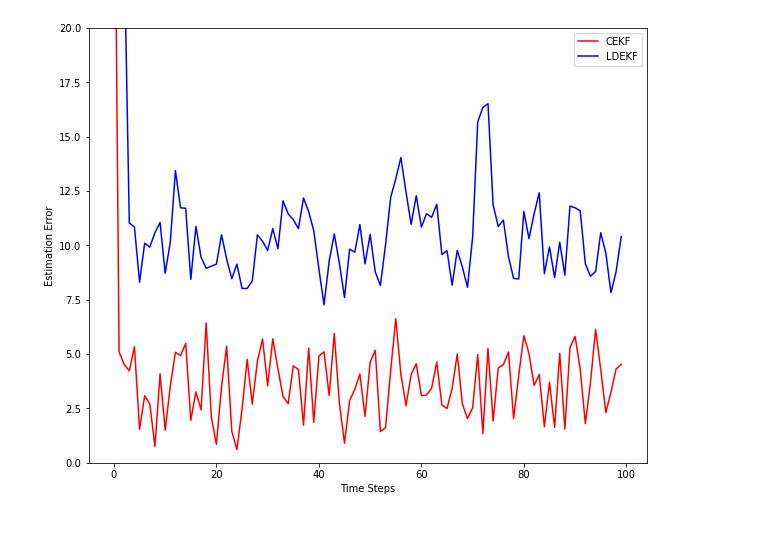
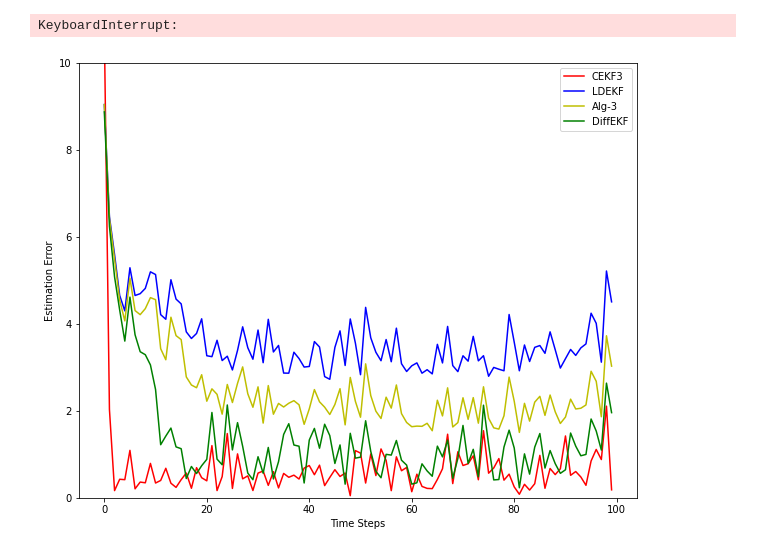
Before and after one commit to AvivG123/distributedKNET, a Jupyter notebook: notebooks/non_linear_simulation.ipynb, the cells around one changed output. Drawn from its saved outputs; the diff is of its cells as text; code cells hidden in the pictures.

```diff
--- a/notebooks/non_linear_simulation.ipynb
+++ b/notebooks/non_linear_simulation.ipynb
@@ -66,22 +77,22 @@ def generate_measurements(h, data_points, r_array):
     measurements = z + v
     return  measurements
 # %%
-def centralized_extended_kalman_fiter(measurements, f_system, h_system, r_array, q, P0, x0):
+def centralized_extended_kalman_filter(measurements, f_system, h_system, r_array, q, P0, x0):
     x_hat = np.zeros((TIME_STEPS, 2, 1))
     measurements = measurements.transpose(2, 0, 1)
     R_inv = 1 / (r_array**2)
-    P = NODE_NUM * P0
+    P = P0
     x_pred = x0
     for i in range(measurements.shape[0]):
         H_T = h_system.jacobian(x_pred[None,...], 1)[0, ...]
         H = H_T.transpose((0, 2, 1))
-        y_hat = measurements[i, ...,None] - h_system.func(x_pred[None,...], 1) + H @ x_pred
         node_s = H_T @ R_inv[:, None, None] @ H
         y_node = H_T @ R_inv[:, None, None] @ measurements[i, ...,None]
+        y_pred = H_T @ R_inv[:, None, None] @ h_system.func(x_pred[None,...], 1)
         s_all = np.sum(node_s, axis=0) / NODE_NUM
-        y_all = np.sum(y_node, axis=0) / NODE_NUM
+        y_all_delta = np.sum(y_node - y_pred, axis=0) / NODE_NUM
         M = np.linalg.inv(np.linalg.inv(P) + s_all)
-        x_current = x_pred + M @ (y_all - s_all @ x_pred)
+        x_current = x_pred + M @ y_all_delta
         F = f_system.jacobian(x_current[None, ..., 0])[0, ...]
         P = F @ M @ F.T + NODE_NUM * q**2 * np.eye(2)
         x_pred = f_system.func(x_current)
@@ -148,3 +207,0 @@ x_points = generate_data_points(f_sys.func, 1, np.array([1, -1]).T, TIME_STEPS)
-# %%
-r_array = np.linspace(1, NODE_NUM+1)**0.125
-meas = generate_measurements(HSystem().func, x_points, r_array)
@@ -162,0 +208,5 @@ plt.show()
+# %%
+h_sys = HSystem()
+f_sys = FSystem()
+g = nx.connected_watts_strogatz_graph(NODE_NUM, 5, 0.4, seed=42)
+g.add_edges_from([(i, i) for i in range(NODE_NUM)])
@@ -163,28 +217,56 @@ plt.show()
 # %%
+x_hat_kalman_list3 = []
+x_hat_local_kalman_list = []
+x_hat_diffusion_kalman_list = []
+x_hat_alg_3_list = []
+x_points_list = []
 q = 1
-P0 = np.cov(x_points)
-x0 = np.array([[100, -100],]).T
-g = nx.connected_watts_strogatz_graph(NODE_NUM, 5, 0.4, seed=42)
-adj_matrix = nx.adjacency_matrix(g)
-j_matrix = adj_matrix + np.eye(NODE_NUM)
-x_hat_kalman = centralized_extended_kalman_fiter(meas, FSystem(), HSystem(), r_array, q, P0, x0)
-x_hat_local_kalman = local_extended_kalman_fiter(meas, FSystem(), HSystem(), r_array, q, P0, x0, j_matrix)
-x_hat_alg_3 = alg_3_extended_kalman_filter(meas, FSystem(), HSystem(), r_array, q, P0, x0, j_matrix)
+P0 = 1 *np.eye(2)
+x0 = np.array([[1, 1],]).T
+x_points = generate_data_points(f_sys.func, q, np.array([10, 10]).T, TIME_STEPS)
+for i in tqdm(range(1)):
+    r_array = (np.linspace(1, NODE_NUM, NODE_NUM))**0.5
+    x_points_list.append(x_points.T)
+    meas = generate_measurements(h_sys.func, x_points, r_array)
+    adj_matrix = nx.adjacency_matrix(g)
+    x_hat_kalman3 = centralized_extended_kalman_filter(meas, f_sys, h_sys, r_array, q, P0, x0)
+    x_hat_local_kalman = local_extended_kalman_filter2(meas, f_sys, h_sys, r_array, q, P0, x0, j_matrix)
+    x_hat_diffusion_kalman = diffusion_extended_kalman_filter(meas, f_sys, h_sys, r_array, q, P0, x0, j_matrix)
+    x_hat_alg_3 = alg_3_extended_kalman_filter2(meas, f_sys, h_sys, r_array, q, P0, x0, j_matrix)
+    x_hat_kalman_list3.append(x_hat_kalman3)
+    x_hat_local_kalman_list.append(x_hat_local_kalman)
+    x_hat_alg_3_list.append(x_hat_alg_3)
+    x_hat_diffusion_kalman_list.append(x_hat_diffusion_kalman)
+x_points = np.stack(x_points_list, axis=0)
+x_hat_kalman3 = np.stack(x_hat_kalman_list3, axis=0)
+x_hat_diffusion_kalman = np.stack(x_hat_diffusion_kalman_list, axis=0)
+x_hat_local_kalman = np.stack(x_hat_local_kalman_list, axis=0)
+x_hat_alg_3 = np.stack(x_hat_alg_3_list, axis=0)
+# %% [output]
+KeyboardInterrupt:
 # %%
-err_kalman = np.linalg.norm(x_hat_kalman - x_points.T[..., None], axis=(1,2))
-err_local_kalman = np.linalg.norm(x_hat_local_kalman - x_points.T[:, None,..., None].repeat(NODE_NUM, axis=1), axis=(-1,-2)).mean(axis=1)
-err_alg_3 = np.linalg.norm(x_hat_alg_3 - x_points.T[:, None,..., None].repeat(NODE_NUM, axis=1), axis=(-1,-2)).mean(axis=1)
+
+# err_kalman = np.linalg.norm(x_hat_kalman - x_points.T[..., None], axis=(-1,-2)).mean(axis=0)
+# err_kalman2 = np.linalg.norm(x_hat_kalman2 - x_points.T[..., None], axis=(-1,-2)).mean(axis=0)
+err_kalman3 = np.linalg.norm(x_hat_kalman3 - x_points[..., None], axis=(-1,-2)).mean(axis=0)
+err_local_kalman = np.linalg.norm(x_hat_local_kalman - x_points[:, :, None, ..., None].repeat(NODE_NUM, axis=2), axis=(-1,-2)).mean(axis=(0, 2))
+err_local_kalman2 = np.linalg.norm(x_hat_diffusion_kalman - x_points[:, :, None,..., None].repeat(NODE_NUM, axis=2), axis=(-1,-2)).mean(axis=(0, 2))
+err_alg_3 = np.linalg.norm(x_hat_alg_3 - x_points[:, :, None, ..., None].repeat(NODE_NUM, axis=2), axis=(-1,-2)).mean(axis=(0, 2))
+# err_alg_3 = np.linalg.norm(x_hat_alg_3 - x_points.T[:, None,..., None].repeat(NODE_NUM, axis=1), axis=(-1,-2)).mean(axis=1)
 # %%
 plt.figure(figsize=(10, 8))
-plt.plot(err_kalman, 'r', label='CEKF')
+# plt.plot(err_kalman, 'r', label='CEKF')
+# plt.plot(err_kalman2, 'g', label='CEKF2')
+plt.plot(err_kalman3, 'r', label='CEKF3')
 plt.plot(err_local_kalman, 'b', label='LDEKF')
-# plt.plot(err_alg_3, 'g', label='Alg-3')
+plt.plot(err_alg_3, 'y', label='Alg-3')
+plt.plot(err_local_kalman2, 'g', label='DiffEKF')
 plt.legend()
 plt.xlabel('Time Steps')
 plt.ylabel('Estimation Error')
-plt.ylim([0, 20])
+plt.ylim([0, 10])
+# do log scale
+# plt.yscale('log')
 plt.show()
-
-# x_hat_kalman.shape
 # %% [output]
-[figure, old version]
+[figure, new version]
```
Also changed, not shown: parts of 31 cells of this notebook, 1 other file.
